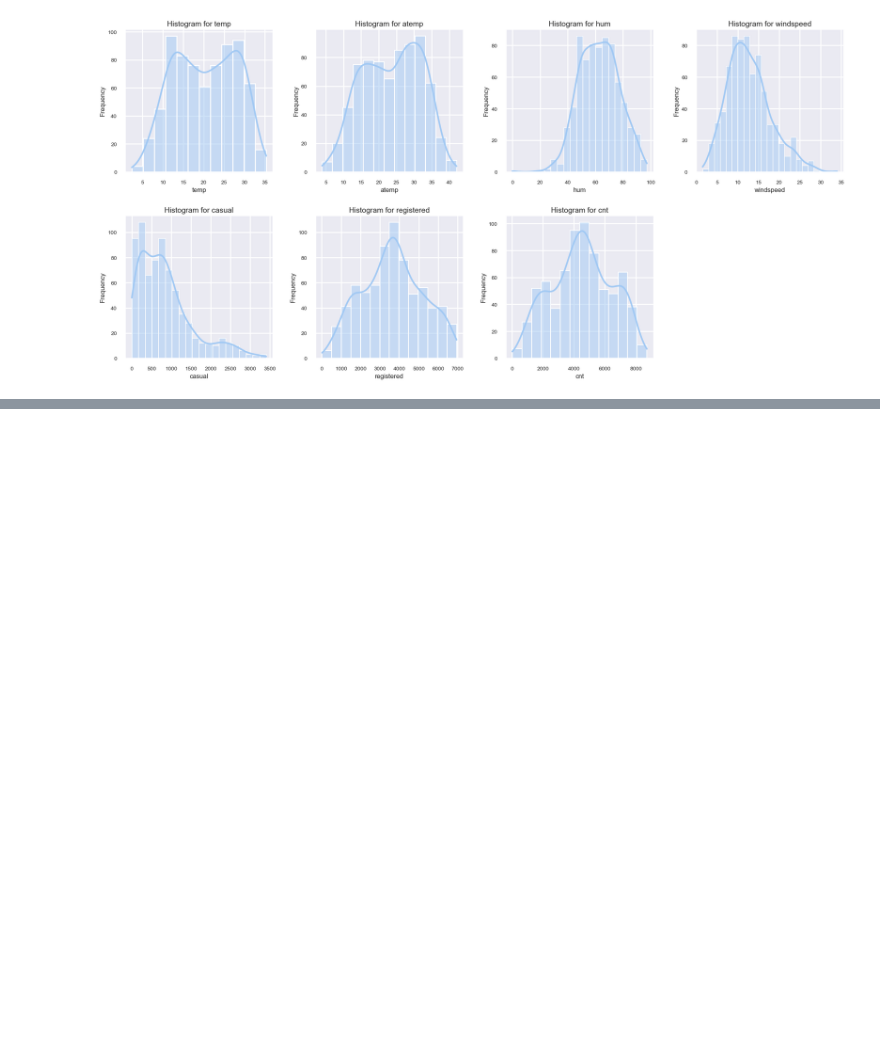
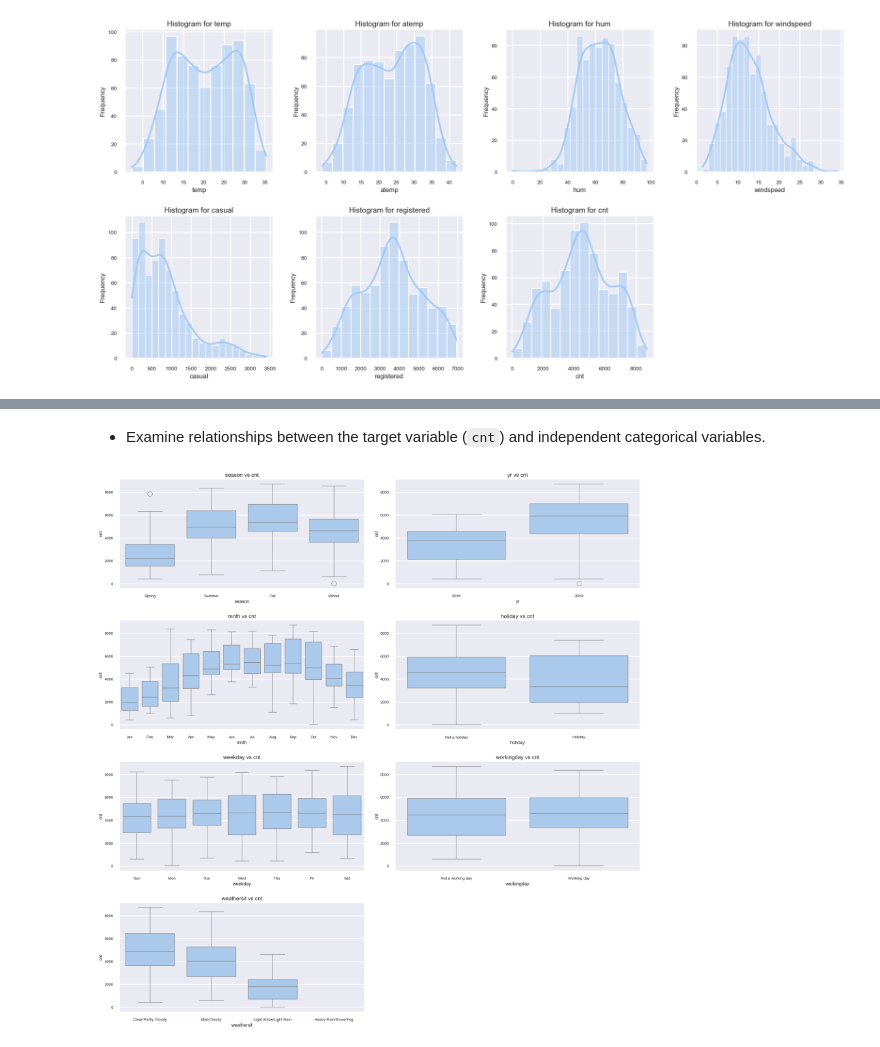
Before and after one commit to uvarajthulasiram/BikeSharingAssignment, a Jupyter notebook: LinearRegression.ipynb, the cells around one changed output, grey strips where cells are left out. Cells and saved outputs as stored; diff of their text form; code cells hidden in the pictures; blank space fills up the shorter version.

```diff
--- a/LinearRegression.ipynb
+++ b/LinearRegression.ipynb
@@ -263,0 +296,22 @@ plt.show()
+# %% [markdown]
+- Examine relationships between the target variable (`cnt`) and independent categorical variables.
+# %%
+fig, axes = plt.subplots(len(cat_columns), 2, figsize=(20, 5 * len(cat_columns)))
+axes = axes.flatten()
+num_column_to_compare = 'cnt'
+
+for i, col in enumerate(cat_columns):
+    sns.boxplot(data=df, x=col, y=num_column_to_compare, ax=axes[i])
+    axes[i].set_title(f'{col} vs {num_column_to_compare}')
+    axes[i].set_xlabel(col)
+    axes[i].set_ylabel(num_column_to_compare)
+
+# Hide extra axes
+for i in range(len(cat_columns), len(axes)):
+    axes[i].set_visible(False)
+
+plt.xticks(rotation=45)
+plt.tight_layout()
+plt.show()
+# %% [output]
+[figure, added]
```
Also changed, not shown: parts of 7 cells of this notebook.
